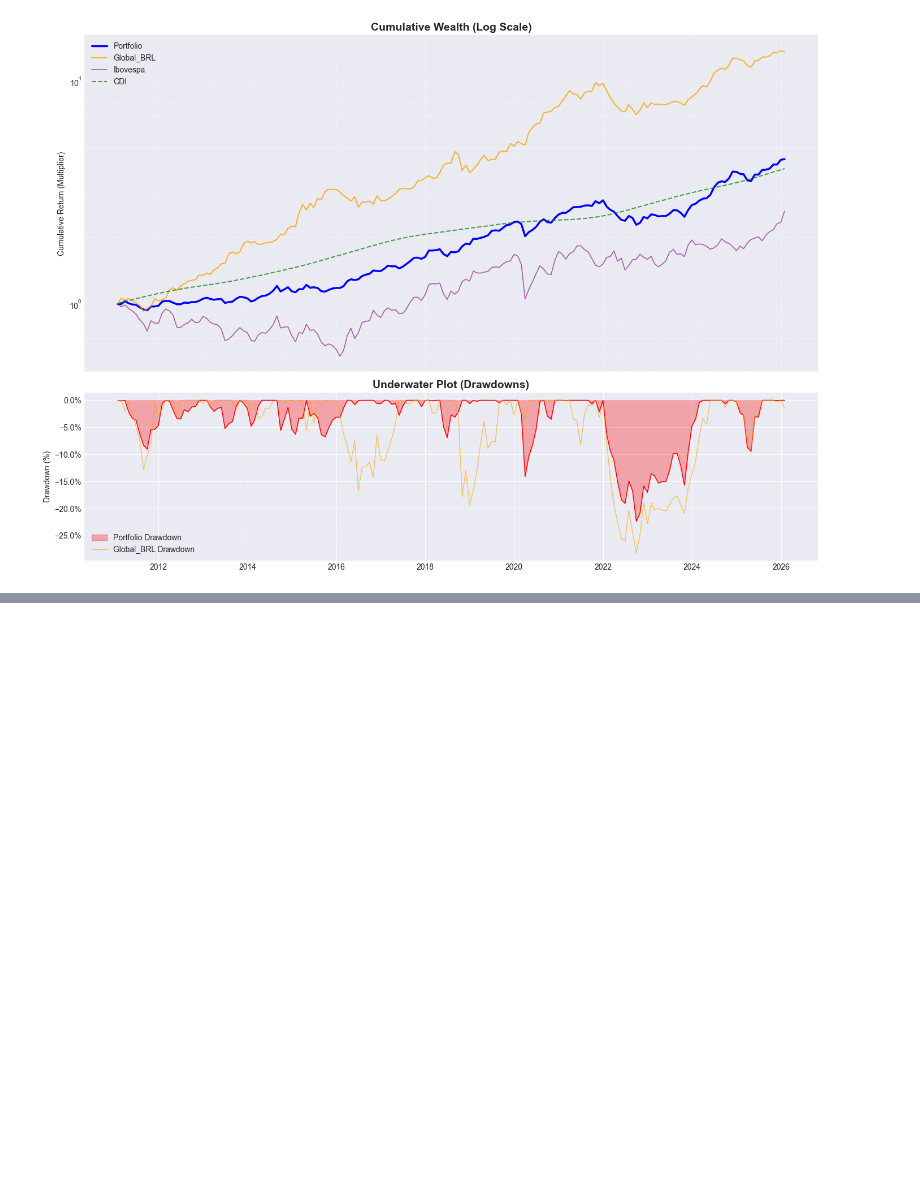
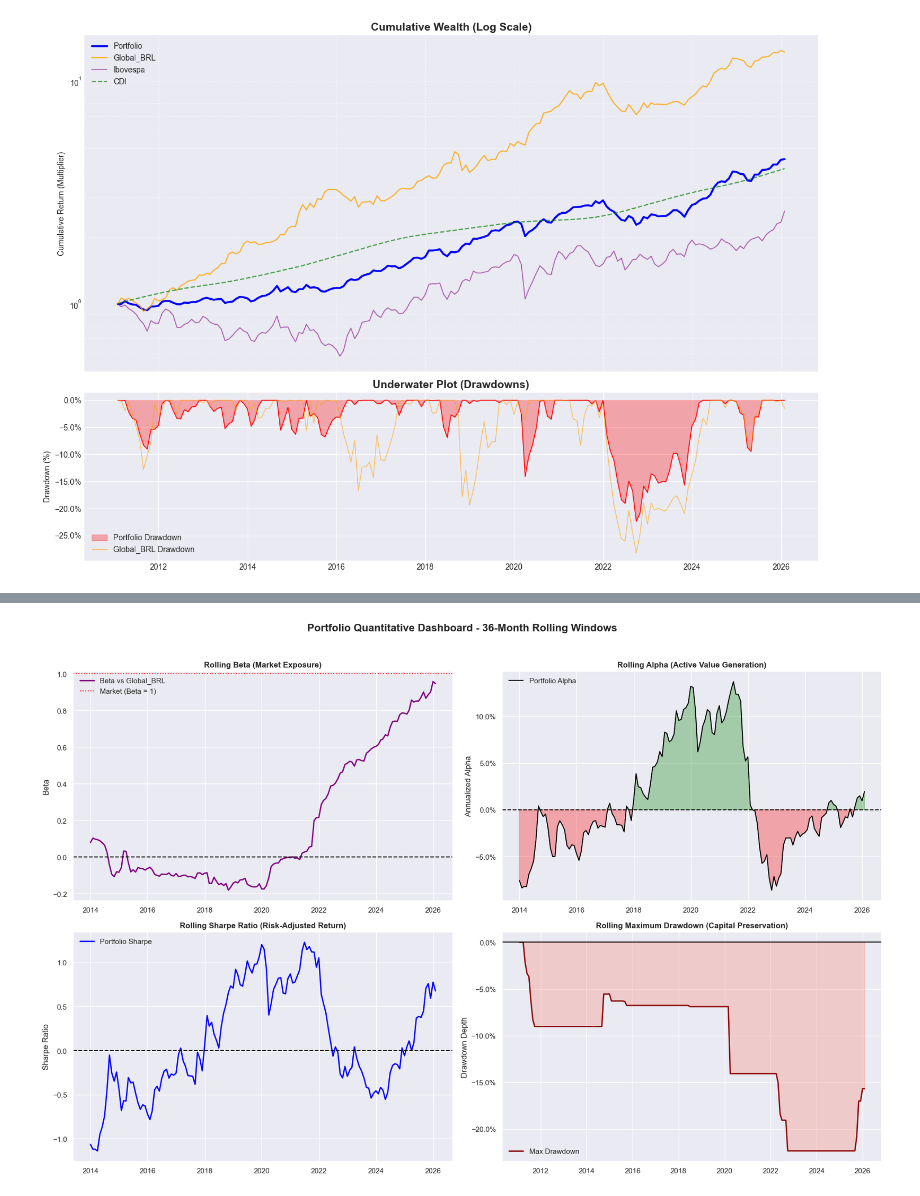
Before and after one commit to rbertin77/quant-portfolio-analytics, a Jupyter notebook: notebooks/kpis_analise_carteira.ipynb, the cells around one changed output, grey strips where cells are left out. Drawn from its saved outputs; the diff is of its cells as text; code cells hidden in the pictures; blank space fills up the shorter version.

```diff
--- a/notebooks/kpis_analise_carteira.ipynb
+++ b/notebooks/kpis_analise_carteira.ipynb
@@ -650,0 +1149,85 @@ plt.show()
+# %%
+# ==============================================================================
+# CELL 9: ROLLING METRICS VISUALIZATION (2x2 DASHBOARD)
+# ==============================================================================
+import matplotlib.pyplot as plt
+import matplotlib.ticker as mtick
+import seaborn as sns
+
+# 1. Setup temporal parameters (36 months = 3 years)
+window = 36
+periods_per_year = 12
+
+# 2. Extract series directly from the already consolidated dataframe (comp_df)
+port_ret = comp_df['Portfolio']
+mkt_ret = comp_df['Global_BRL']
+rf_ret = comp_df['CDI']
+
+# 3. Retrieve Rolling Beta and Rolling Sharpe using your existing analyzer object
+rolling_sharpe = analyzer.calc_rolling_sharpe('Portfolio', window=window)
+rolling_beta = analyzer.calc_rolling_beta('Portfolio', window=window)
+
+# 4. Calculate Rolling Alpha dynamically based on the aligned series
+excess_port = port_ret - rf_ret
+excess_mkt = mkt_ret - rf_ret
+rolling_mean_port = excess_port.rolling(window=window).mean()
+rolling_mean_mkt = excess_mkt.rolling(window=window).mean()
+
+# Intercept formula: Alpha = Mean(Port) - [Beta * Mean(Mkt)]
+rolling_alpha_monthly = rolling_mean_port - (rolling_beta * rolling_mean_mkt)
+rolling_alpha = ((1 + rolling_alpha_monthly) ** periods_per_year) - 1
+rolling_alpha = rolling_alpha.dropna()
+
+# 5. Calculate Rolling Max Drawdown dynamically
+wealth_index = (1 + port_ret).cumprod()
+rolling_peak = wealth_index.rolling(window=window, min_periods=1).max()
+drawdown = (wealth_index / rolling_peak) - 1
+rolling_max_dd = drawdown.rolling(window=window, min_periods=1).min().dropna()
+
+# 6. Build the 2x2 Visual Dashboard
+sns.set_theme(style="darkgrid")
+fig, axes = plt.subplots(2, 2, figsize=(18, 12))
+fig.suptitle(f'Portfolio Quantitative Dashboard - {window}-Month Rolling Windows', fontsize=16, fontweight='bold', y=0.98)
+
+# --- Top Left: Rolling Beta ---
+ax1 = axes[0, 0]
+ax1.plot(rolling_beta.index, rolling_beta, color='purple', linewidth=2, label=f'Beta vs {analyzer.mkt_col}')
+ax1.axhline(y=1.0, color='red', linestyle=':', label='Market (Beta = 1)')
+ax1.axhline(y=0.0, color='black', linestyle='--')
+ax1.set_title('Rolling Beta (Market Exposure)', fontsize=12, fontweight='bold')
+ax1.set_ylabel('Beta')
+ax1.legend(loc='upper left')
+
+# --- Top Right: Rolling Alpha ---
+ax2 = axes[0, 1]
+ax2.plot(rolling_alpha.index, rolling_alpha, color='black', linewidth=1.5, label='Portfolio Alpha')
+ax2.fill_between(rolling_alpha.index, rolling_alpha, 0, where=(rolling_alpha >= 0), color='green', alpha=0.3, interpolate=True)
+ax2.fill_between(rolling_alpha.index, rolling_alpha, 0, where=(rolling_alpha < 0), color='red', alpha=0.3, interpolate=True)
+ax2.axhline(y=0.0, color='black', linestyle='--')
+ax2.set_title('Rolling Alpha (Active Value Generation)', fontsize=12, fontweight='bold')
+ax2.set_ylabel('Annualized Alpha')
+ax2.yaxis.set_major_formatter(mtick.PercentFormatter(1.0))
+ax2.legend(loc='upper left')
+
+# --- Bottom Left: Rolling Sharpe Ratio ---
+ax3 = axes[1, 0]
+ax3.plot(rolling_sharpe.index, rolling_sharpe, color='blue', linewidth=2, label='Portfolio Sharpe')
+ax3.axhline(y=0.0, color='black', linestyle='--')
+ax3.set_title('Rolling Sharpe Ratio (Risk-Adjusted Return)', fontsize=12, fontweight='bold')
+ax3.set_ylabel('Sharpe Ratio')
+ax3.legend(loc='upper left')
+
+# --- Bottom Right: Rolling Max Drawdown ---
+ax4 = axes[1, 1]
+ax4.plot(rolling_max_dd.index, rolling_max_dd, color='darkred', linewidth=2, label='Max Drawdown')
+ax4.fill_between(rolling_max_dd.index, rolling_max_dd, 0, color='salmon', alpha=0.3)
+ax4.axhline(y=0.0, color='black', linestyle='-')
+ax4.set_title('Rolling Maximum Drawdown (Capital Preservation)', fontsize=12, fontweight='bold')
+ax4.set_ylabel('Drawdown Depth')
+ax4.yaxis.set_major_formatter(mtick.PercentFormatter(1.0))
+ax4.legend(loc='lower left')
+
+plt.tight_layout(rect=[0, 0, 1, 0.96])
+plt.show()
+# %% [output]
+[figure, added]
```
Also changed, not shown: parts of 39 cells of this notebook, 4 other files.
